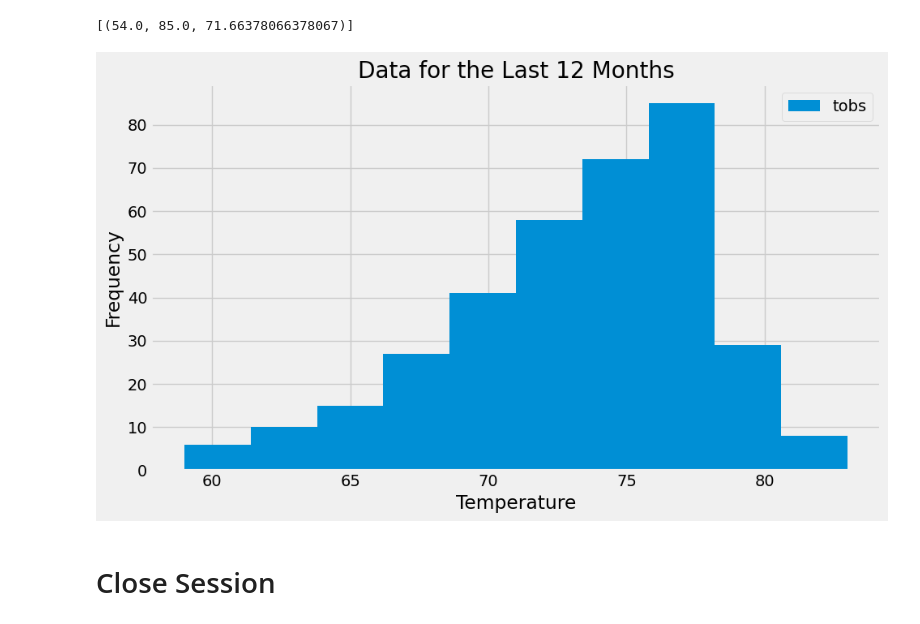
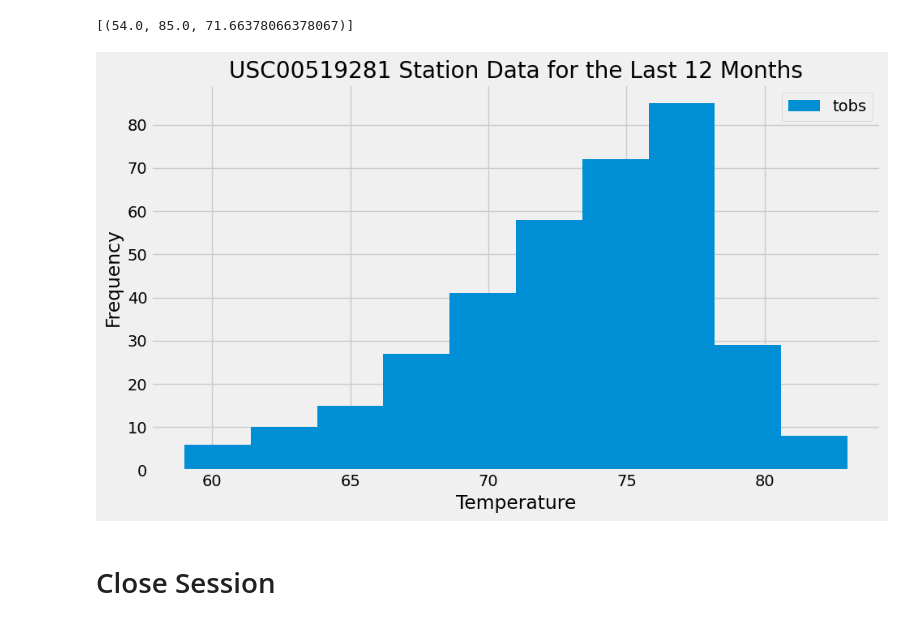
Before and after one commit to thaychansy/sqlalchemy-challenge, a Jupyter notebook: surfsup/climate.ipynb, the cells around one changed output. Saved outputs shown, nothing was run; the diff lists cells and outputs as text; code cells hidden in the pictures.

```diff
--- a/surfsup/climate.ipynb
+++ b/surfsup/climate.ipynb
@@ -187,24 +187,24 @@ print(temp_info)
 # %%
 # Using the most active station id
 # Query the last 12 months of temperature observation data for this station and plot the results as a histogram
 most_active_station = session.query((Measurement.tobs))\
     .filter(Measurement.date >= one_year_ago)\
     .filter(Measurement.station == 'USC00519281').all()
 
 # Load the query results into a Pandas DataFrame
 most_active_df = pd.DataFrame(most_active_station, columns=['tobs'])
 
 # Use Pandas Plotting with Matplotlib to plot the data
 plt.figure(figsize=(10,6))
 plt.hist(most_active_df, label=["tobs"])
 plt.xlabel('Temperature')
 plt.ylabel('Frequency')
-plt.title('Data for the Last 12 Months')
+plt.title('USC00519281 Station Data for the Last 12 Months')
 plt.legend()
 plt.tight_layout()
 plt.show()
 # %% [output]
-[figure, old version]
+[figure, new version]
 # %% [markdown]
 # Close Session
 # %%
```
Also changed, not shown: parts of 1 cell of this notebook.
